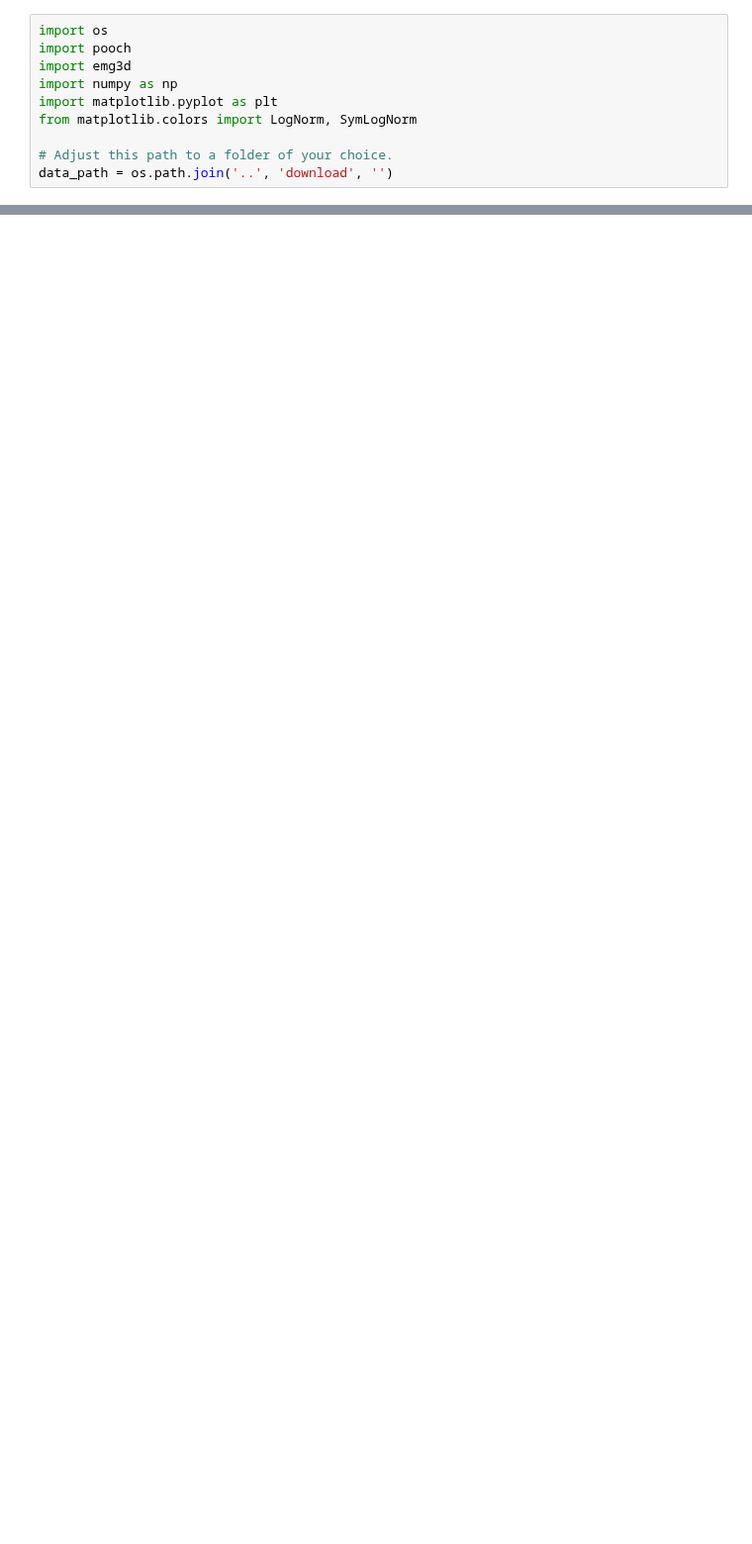
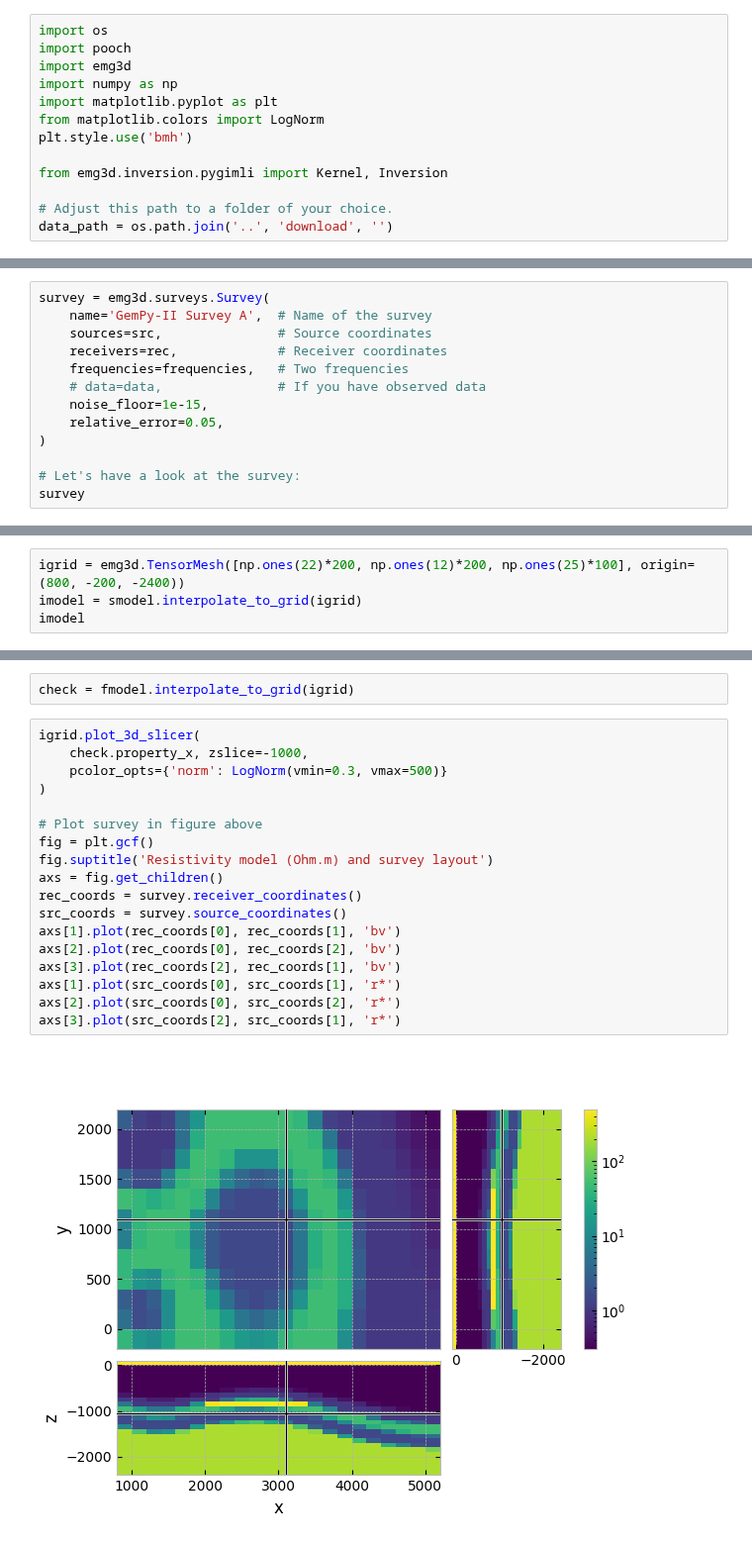
Before and after one commit to prisae/dev-pygimli-emg3d, a Jupyter notebook: GalleryExample.ipynb, the cells around one changed output, grey strips where cells are left out. Shown at 99% size. Drawn from its saved outputs; the diff is of its cells as text; blank space fills up the shorter version.

```diff
--- a/GalleryExample.ipynb
+++ b/GalleryExample.ipynb
@@ -4,7 +8,10 @@ import pooch
 import emg3d
 import numpy as np
 import matplotlib.pyplot as plt
-from matplotlib.colors import LogNorm, SymLogNorm
+from matplotlib.colors import LogNorm
+plt.style.use('bmh')
+
+from emg3d.inversion.pygimli import Kernel, Inversion
 
 # Adjust this path to a folder of your choice.
 data_path = os.path.join('..', 'download', '')
@@ -35,0 +91,13 @@ grid = true_model.grid
+# %%
+survey = emg3d.surveys.Survey(
+    name='GemPy-II Survey A',  # Name of the survey
+    sources=src,               # Source coordinates
+    receivers=rec,             # Receiver coordinates
+    frequencies=frequencies,   # Two frequencies
+    # data=data,               # If you have observed data
+    noise_floor=1e-15,
+    relative_error=0.05,
+)
+
+# Let's have a look at the survey:
+survey
@@ -35,0 +201,4 @@ grid = true_model.grid
+# %%
+igrid = emg3d.TensorMesh([np.ones(22)*200, np.ones(12)*200, np.ones(25)*100], origin=(800, -200, -2400))
+imodel = smodel.interpolate_to_grid(igrid)
+imodel
@@ -35,0 +221,22 @@ grid = true_model.grid
+# %%
+check = fmodel.interpolate_to_grid(igrid)
+# %%
+igrid.plot_3d_slicer(
+    check.property_x, zslice=-1000,
+    pcolor_opts={'norm': LogNorm(vmin=0.3, vmax=500)}
+)
+
+# Plot survey in figure above
+fig = plt.gcf()
+fig.suptitle('Resistivity model (Ohm.m) and survey layout')
+axs = fig.get_children()
+rec_coords = survey.receiver_coordinates()
+src_coords = survey.source_coordinates()
+axs[1].plot(rec_coords[0], rec_coords[1], 'bv')
+axs[2].plot(rec_coords[0], rec_coords[2], 'bv')
+axs[3].plot(rec_coords[2], rec_coords[1], 'bv')
+axs[1].plot(src_coords[0], src_coords[1], 'r*')
+axs[2].plot(src_coords[0], src_coords[2], 'r*')
+axs[3].plot(src_coords[2], src_coords[1], 'r*')
+# %% [output]
+[figure, added]
```
Also changed, not shown: parts of 22 cells of this notebook, 4 other files.
